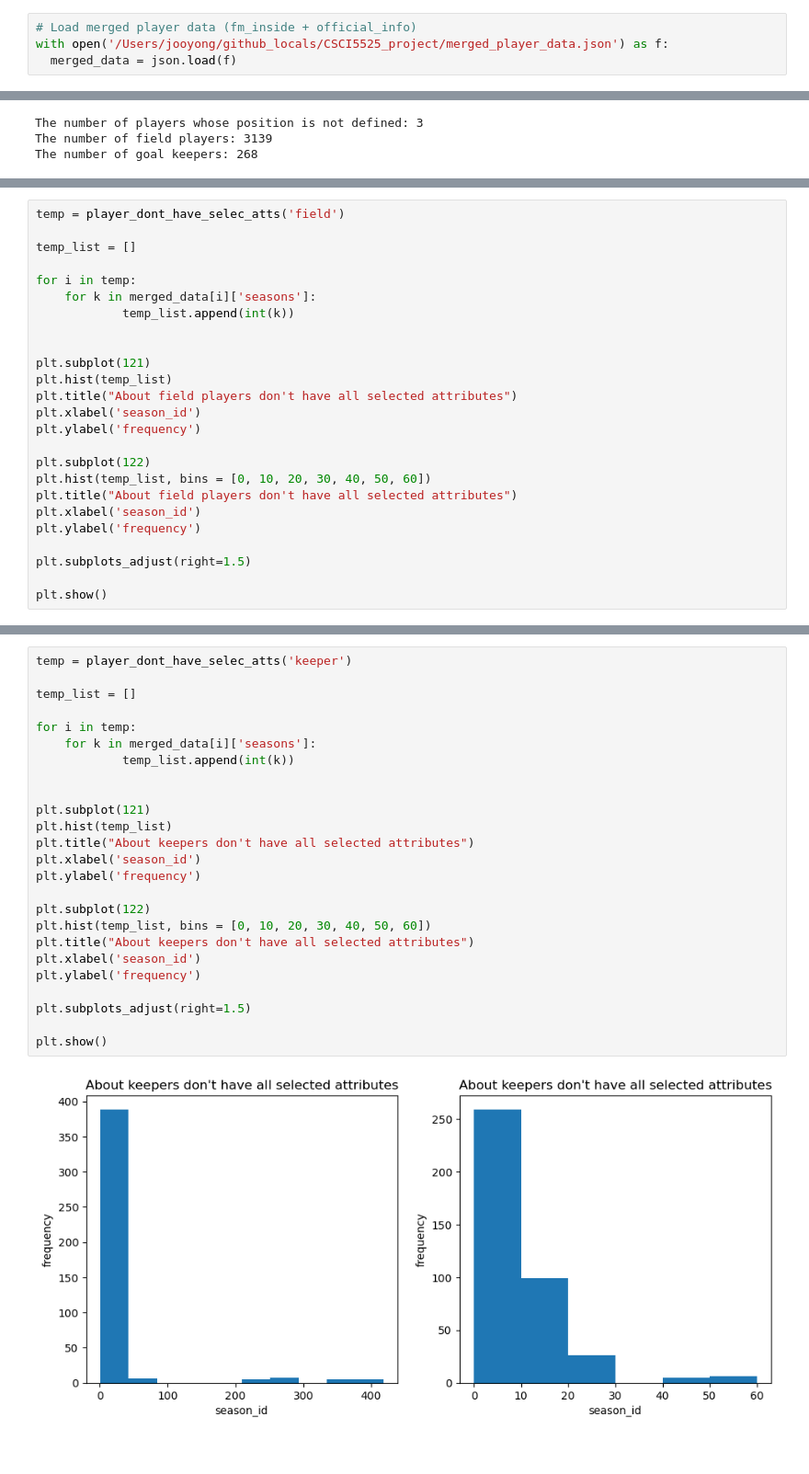
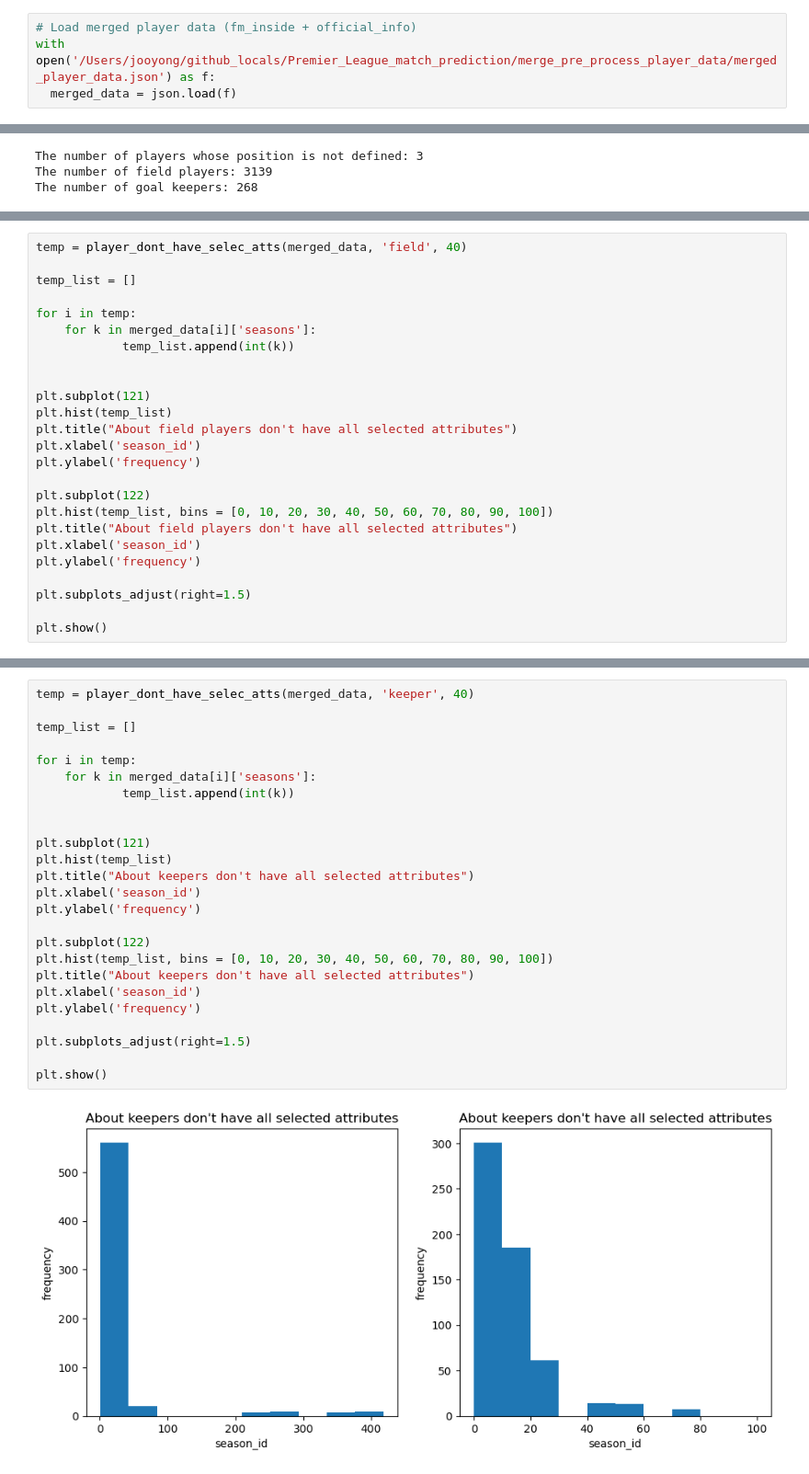
Before and after one commit to vitality1994/Premier_League_match_prediction, a Jupyter notebook: Analysis/Selecting_official_attributes.ipynb, the cells around one changed output, grey strips where cells are left out. Shown at 92% size. Cells and saved outputs as stored; diff of their text form.

```diff
--- a/Analysis/Selecting_official_attributes.ipynb
+++ b/Analysis/Selecting_official_attributes.ipynb
@@ -5,7 +5,7 @@ import numpy as np
 import matplotlib.pyplot as plt
 # %%
 # Load merged player data (fm_inside + official_info)
-with open('/Users/jooyong/github_locals/CSCI5525_project/merged_player_data.json') as f:
+with open('/Users/jooyong/github_locals/Premier_League_match_prediction/merge_pre_process_player_data/merged_player_data.json') as f:
   merged_data = json.load(f)
 # %%
 # Count how many field player or goal keeper there are.
@@ -219,7 +171,7 @@ plt.show()
 # %% [output]
 [figure]
 # %%
-temp = player_dont_have_selec_atts('field')
+temp = player_dont_have_selec_atts(merged_data, 'field', 40)
 
 temp_list = []
 
@@ -235,7 +187,7 @@ plt.xlabel('season_id')
 plt.ylabel('frequency')
 
 plt.subplot(122)
-plt.hist(temp_list, bins = [0, 10, 20, 30, 40, 50, 60])
+plt.hist(temp_list, bins = [0, 10, 20, 30, 40, 50, 60, 70, 80, 90, 100])
 plt.title("About field players don't have all selected attributes")
 plt.xlabel('season_id')
 plt.ylabel('frequency')
@@ -259,27 +211,27 @@ plt.show()
 # %%
-temp = player_dont_have_selec_atts('keeper')
+temp = player_dont_have_selec_atts(merged_data, 'keeper', 40)
 
 temp_list = []
 
 for i in temp:
     for k in merged_data[i]['seasons']:
             temp_list.append(int(k))
 
 
 plt.subplot(121)
 plt.hist(temp_list)
 plt.title("About keepers don't have all selected attributes")
 plt.xlabel('season_id')
 plt.ylabel('frequency')
 
 plt.subplot(122)
-plt.hist(temp_list, bins = [0, 10, 20, 30, 40, 50, 60])
+plt.hist(temp_list, bins = [0, 10, 20, 30, 40, 50, 60, 70, 80, 90, 100])
 plt.title("About keepers don't have all selected attributes")
 plt.xlabel('season_id')
 plt.ylabel('frequency')
 
 plt.subplots_adjust(right=1.5)
 
 plt.show()
 # %% [output]
-[figure, old version]
+[figure, new version]
```
Also changed, not shown: parts of 20 cells of this notebook, 11 other files.
